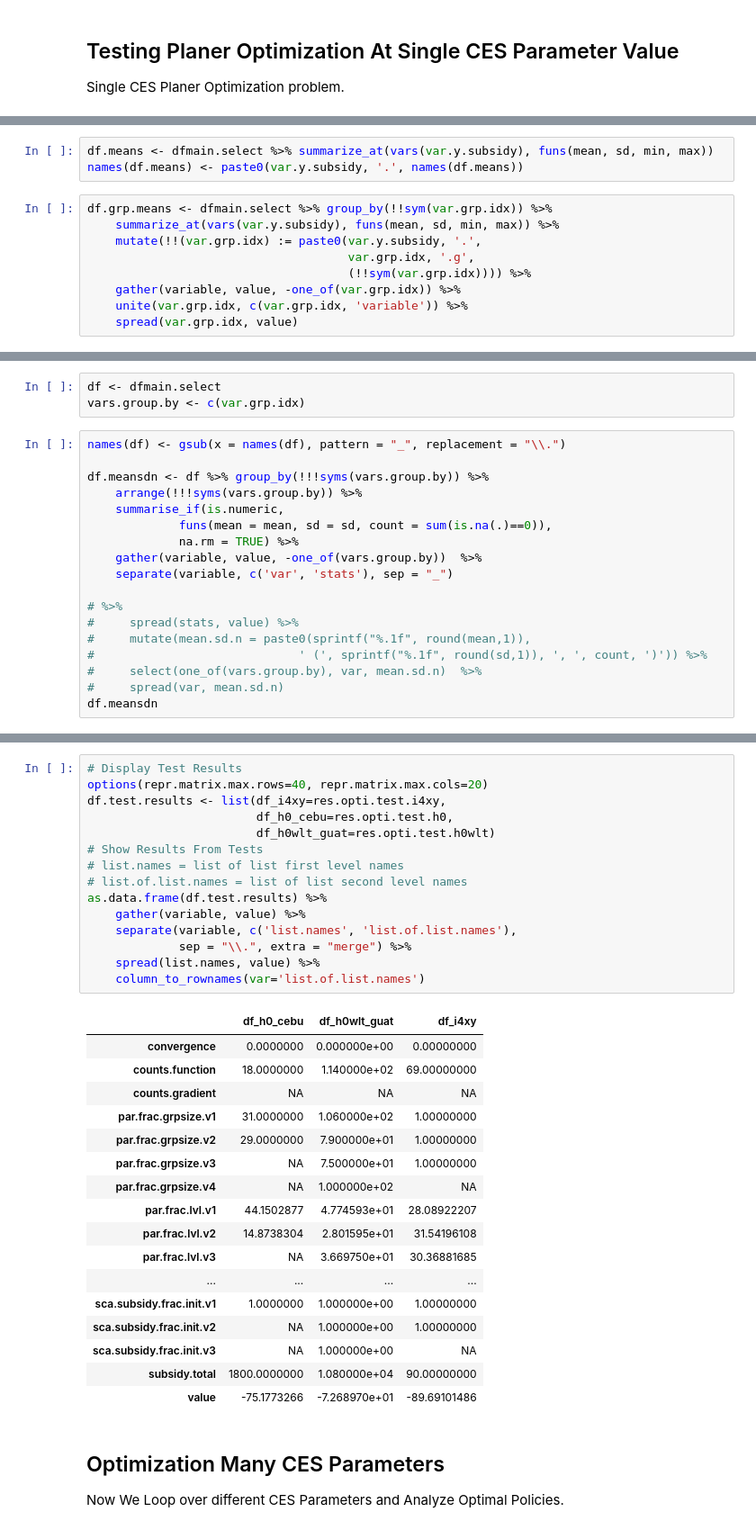
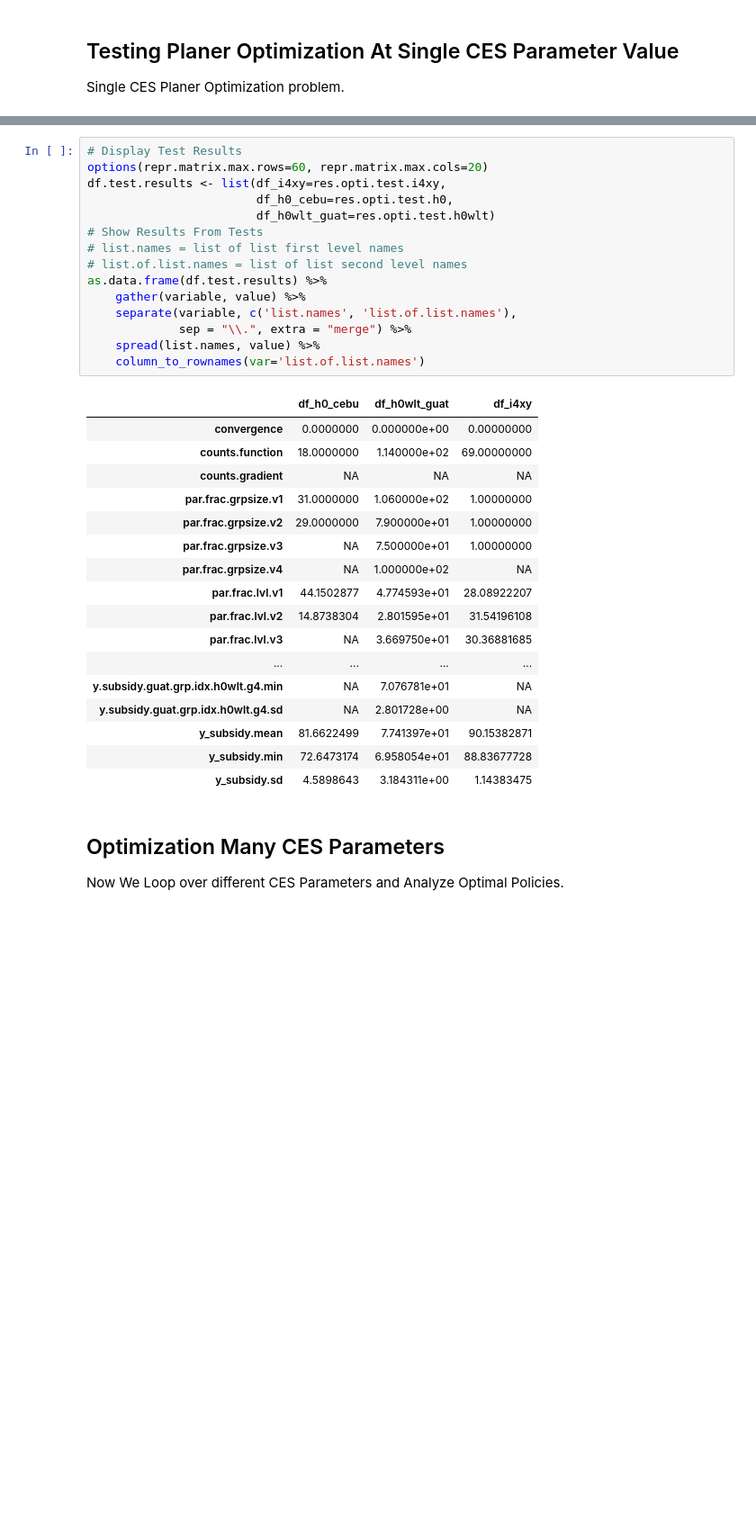
Before and after one commit to FanWangEcon/R4Econ, a Jupyter notebook: optimization/planner/ces/cesoptimizer.ipynb, the cells around one changed output, grey strips where cells are left out. Shown: that part at 90% size. Saved outputs shown, nothing was run; the diff lists cells and outputs as text; blank space fills up the shorter version.

Commit message:
cesoptimizer outputs overall/group subsidy hgt predict stats: min/mean..

```diff
--- a/optimization/planner/ces/cesoptimizer.ipynb
+++ b/optimization/planner/ces/cesoptimizer.ipynb
@@ -659,12 +647,0 @@ dfmain.select <- dfmain.select %>% mutate(!!(var.y.subsidy) := as.numeric(!!sym(
-# %%
-df.means <- dfmain.select %>% summarize_at(vars(var.y.subsidy), funs(mean, sd, min, max))
-names(df.means) <- paste0(var.y.subsidy, '.', names(df.means))
-# %%
-df.grp.means <- dfmain.select %>% group_by(!!sym(var.grp.idx)) %>%
-    summarize_at(vars(var.y.subsidy), funs(mean, sd, min, max)) %>%
-    mutate(!!(var.grp.idx) := paste0(var.y.subsidy, '.',
-                                     var.grp.idx, '.g',
-                                     (!!sym(var.grp.idx)))) %>%
-    gather(variable, value, -one_of(var.grp.idx)) %>%
-    unite(var.grp.idx, c(var.grp.idx, 'variable')) %>%
-    spread(var.grp.idx, value)
@@ -695,21 +647,0 @@ dfmain.select %>%
-# %%
-df <- dfmain.select
-vars.group.by <- c(var.grp.idx)
-# %%
-names(df) <- gsub(x = names(df), pattern = "_", replacement = "\\.")
-
-df.meansdn <- df %>% group_by(!!!syms(vars.group.by)) %>%
-    arrange(!!!syms(vars.group.by)) %>%
-    summarise_if(is.numeric,
-             funs(mean = mean, sd = sd, count = sum(is.na(.)==0)),
-             na.rm = TRUE) %>%
-    gather(variable, value, -one_of(vars.group.by))  %>%
-    separate(variable, c('var', 'stats'), sep = "_")
-
-# %>%
-#     spread(stats, value) %>%
-#     mutate(mean.sd.n = paste0(sprintf("%.1f", round(mean,1)),
-#                             ' (', sprintf("%.1f", round(sd,1)), ', ', count, ')')) %>%
-#     select(one_of(vars.group.by), var, mean.sd.n)  %>%
-#     spread(var, mean.sd.n)
-df.meansdn
@@ -738,36 +653,36 @@ res.opti.test.h0wlt <- optim_wrapper(sca.subsidy.frac.init = (numeric((sca.subsi
 # %%
 # Display Test Results
-options(repr.matrix.max.rows=40, repr.matrix.max.cols=20)
+options(repr.matrix.max.rows=60, repr.matrix.max.cols=20)
 df.test.results <- list(df_i4xy=res.opti.test.i4xy,
                         df_h0_cebu=res.opti.test.h0,
                         df_h0wlt_guat=res.opti.test.h0wlt)
 # Show Results From Tests
 # list.names = list of list first level names
 # list.of.list.names = list of list second level names
 as.data.frame(df.test.results) %>%
     gather(variable, value) %>%
     separate(variable, c('list.names', 'list.of.list.names'),
              sep = "\\.", extra = "merge") %>%
     spread(list.names, value) %>%
     column_to_rownames(var='list.of.list.names')
 # %% [output]
 |  | df_h0_cebu | df_h0wlt_guat | df_i4xy |
 | convergence | 0.0000000 | 0.000000e+00 | 0.00000000 |
 | counts.function | 18.0000000 | 1.140000e+02 | 69.00000000 |
 | counts.gradient | NA | NA | NA |
 | par.frac.grpsize.v1 | 31.0000000 | 1.060000e+02 | 1.00000000 |
 | par.frac.grpsize.v2 | 29.0000000 | 7.900000e+01 | 1.00000000 |
 | par.frac.grpsize.v3 | NA | 7.500000e+01 | 1.00000000 |
 | par.frac.grpsize.v4 | NA | 1.000000e+02 | NA |
 | par.frac.lvl.v1 | 44.1502877 | 4.774593e+01 | 28.08922207 |
 | par.frac.lvl.v2 | 14.8738304 | 2.801595e+01 | 31.54196108 |
 | par.frac.lvl.v3 | NA | 3.669750e+01 | 30.36881685 |
 | ... | ... | ... | ... |
-| sca.subsidy.frac.init.v1 | 1.0000000 | 1.000000e+00 | 1.00000000 |
-| sca.subsidy.frac.init.v2 | NA | 1.000000e+00 | 1.00000000 |
-| sca.subsidy.frac.init.v3 | NA | 1.000000e+00 | NA |
-| subsidy.total | 1800.0000000 | 1.080000e+04 | 90.00000000 |
-| value | -75.1773266 | -7.268970e+01 | -89.69101486 |
+| y.subsidy.guat.grp.idx.h0wlt.g4.min | NA | 7.076781e+01 | NA |
+| y.subsidy.guat.grp.idx.h0wlt.g4.sd | NA | 2.801728e+00 | NA |
+| y_subsidy.mean | 81.6622499 | 7.741397e+01 | 90.15382871 |
+| y_subsidy.min | 72.6473174 | 6.958054e+01 | 88.83677728 |
+| y_subsidy.sd | 4.5898643 | 3.184311e+00 | 1.14383475 |
 # %% [markdown]
 ## Optimization Many CES Parameters
 
```
Also changed, not shown: parts of 26 cells of this notebook, 5 other files.
